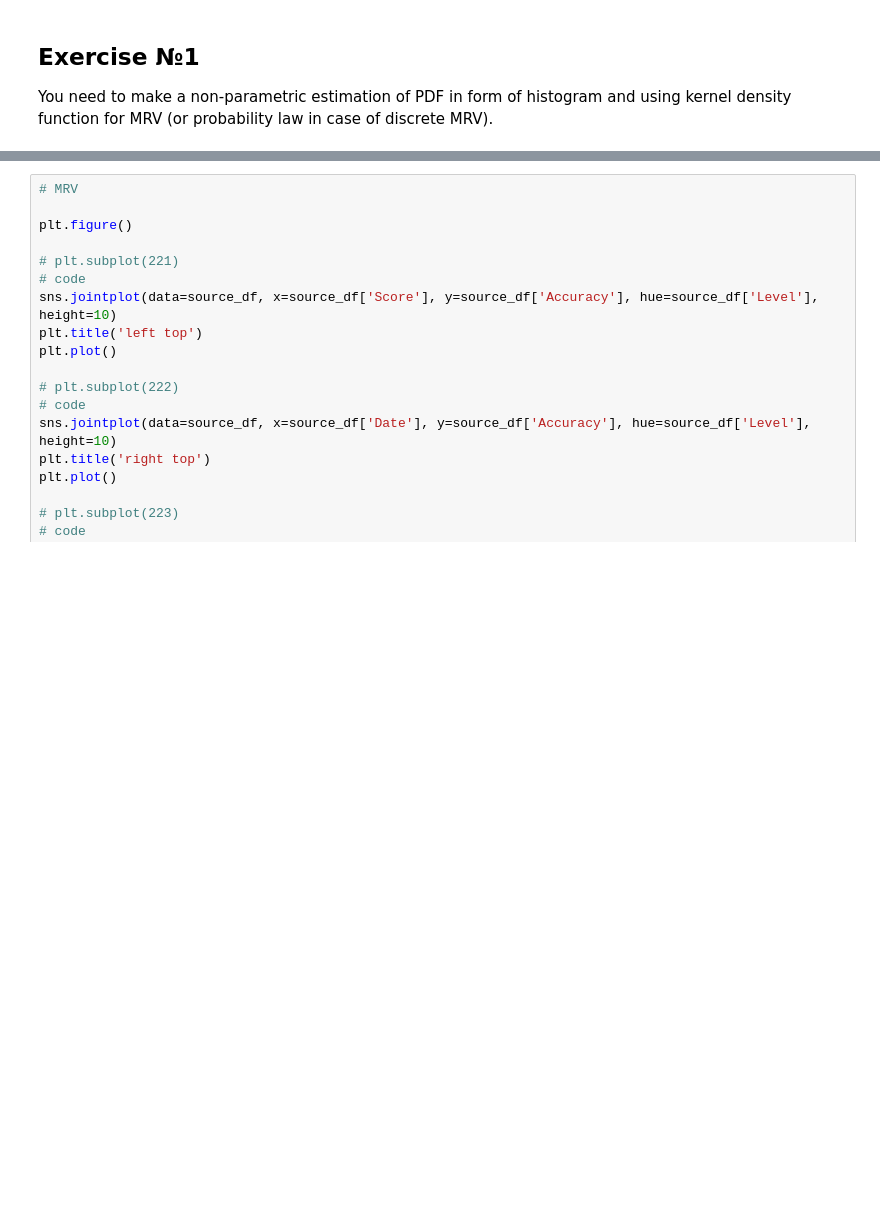
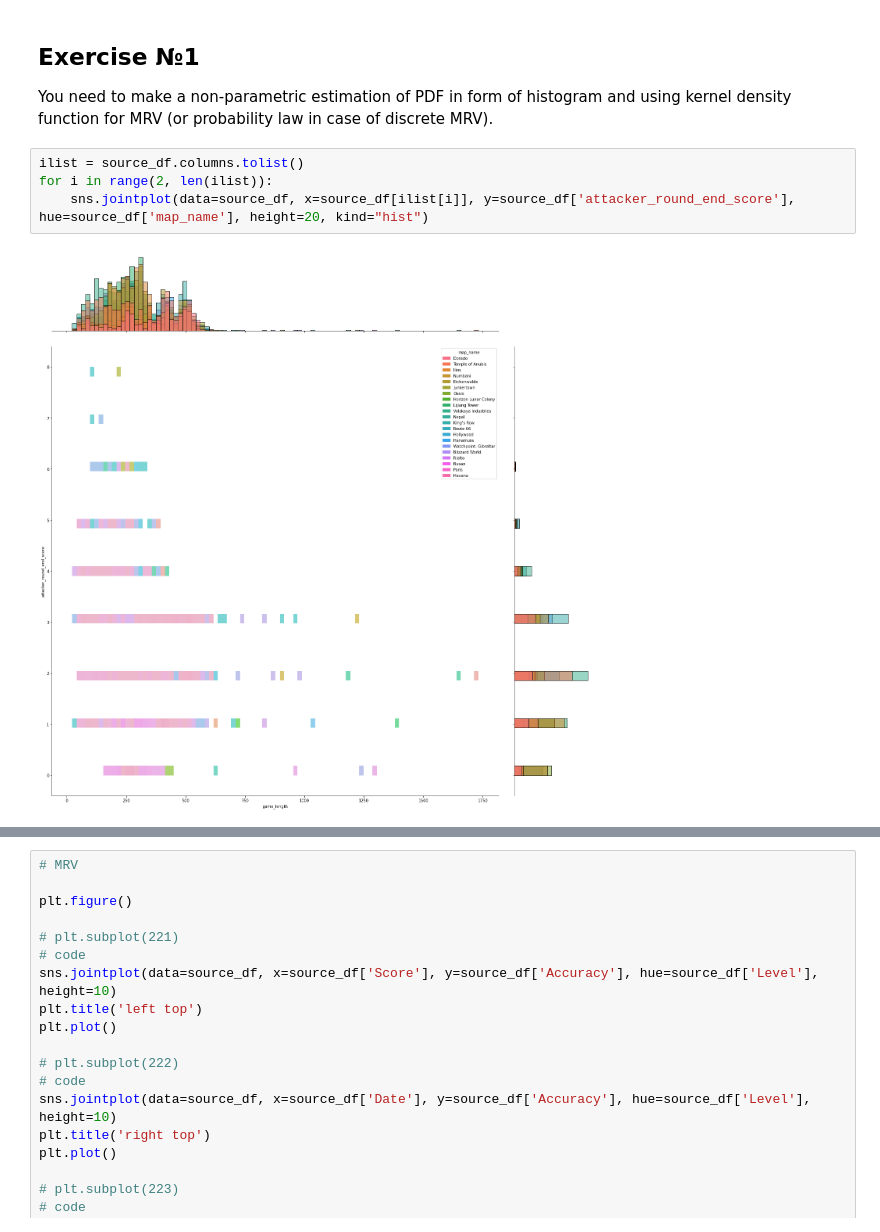
Before and after one commit to vandosik/M-M-MSA, a Jupyter notebook: Lab_2/lab_2.ipynb, the cells around one changed output, grey strips where cells are left out. Drawn from its saved outputs; the diff is of its cells as text; blank space fills up the shorter version.

```diff
--- a/Lab_2/lab_2.ipynb
+++ b/Lab_2/lab_2.ipynb
@@ -89,3 +121,9 @@ source_df.head(7)
 # %% [markdown]
 ## Exercise №1
 You need to make a non-parametric estimation of PDF in form of histogram and using kernel density function for MRV (or probability law in case of discrete MRV).
+# %%
+ilist = source_df.columns.tolist()
+for i in range(2, len(ilist)):
+    sns.jointplot(data=source_df, x=source_df[ilist[i]], y=source_df['attacker_round_end_score'], hue=source_df['map_name'], height=20, kind="hist")
+# %% [output]
+[figure, added]
```
Also changed, not shown: parts of 5 cells of this notebook.
